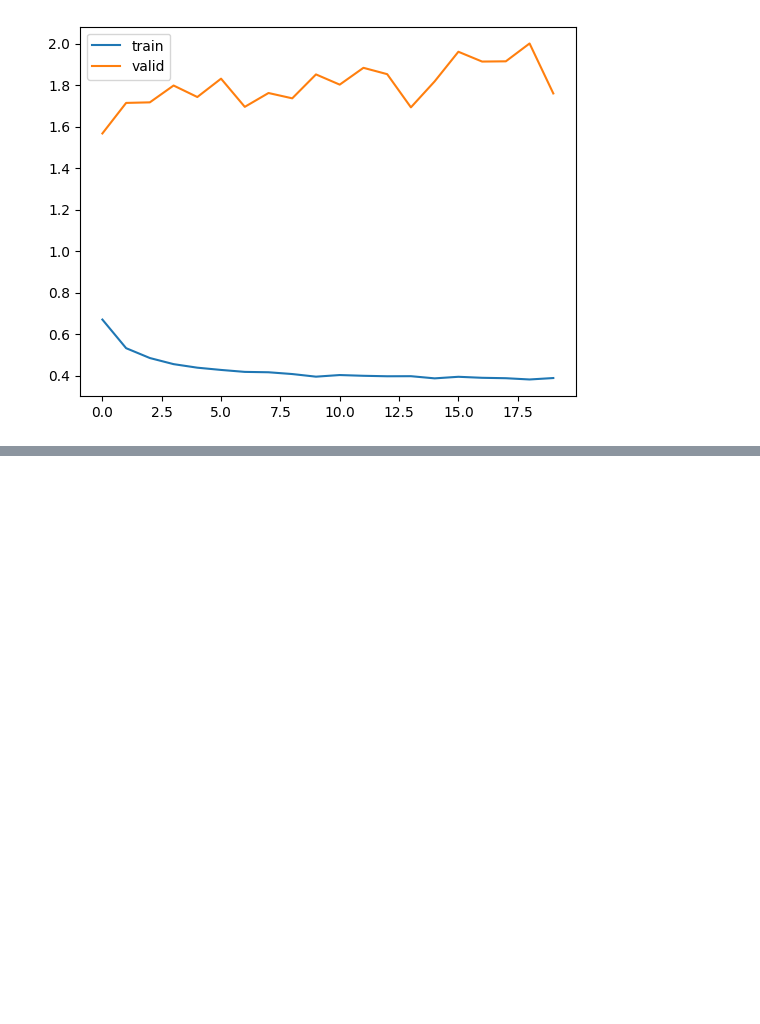
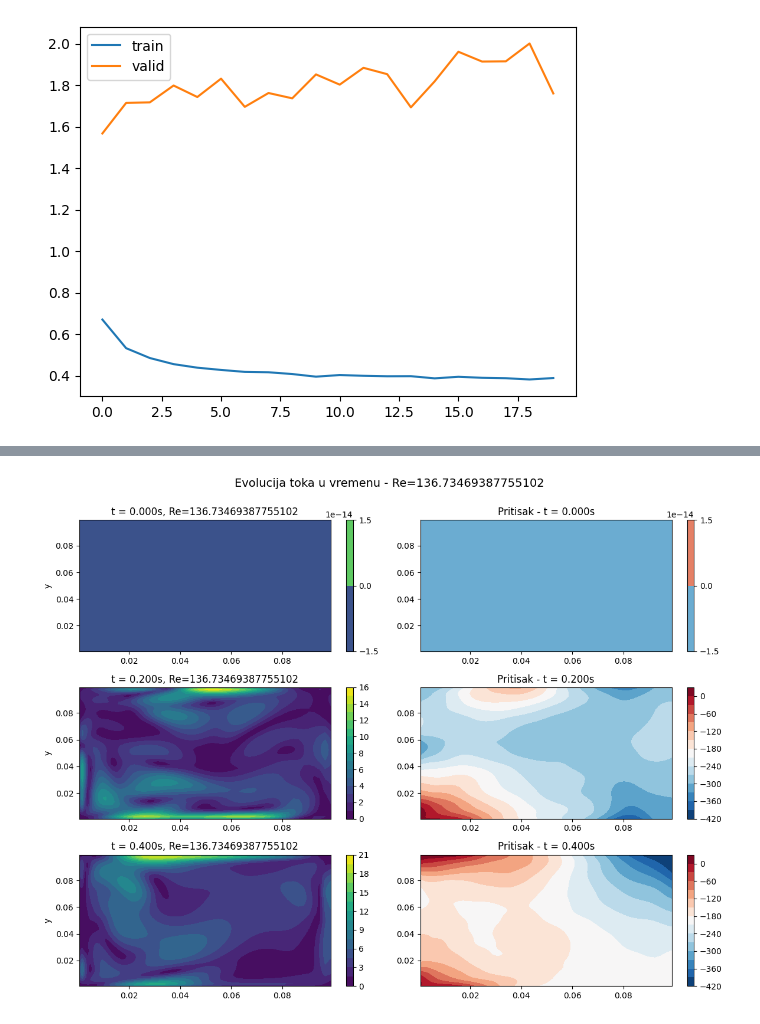
Before and after one commit to flalovic/PINN-for-Simulating-2D-Incompressible-Fluid-Dynamics, a Jupyter notebook: main.ipynb, the cells around one changed output, grey strips where cells are left out. Drawn from its saved outputs; the diff is of its cells as text; code cells hidden in the pictures; blank space fills up the shorter version.

```diff
--- a/main.ipynb
+++ b/main.ipynb
@@ -259,0 +360,51 @@ plt.legend()
+# %%
+# Vizuelizacija evolucije kroz vrijeme za fiksni Reynolds broj
+def plot_evolution_in_time(df, re_value, num_plots):
+    """Prikaži kako se brzina i pritisak mijenjaju tijekom vremena"""
+    data_re = df[df['re'] == re_value]
+    time_steps = sorted(data_re['time'].unique())
+
+    # Odaberi ravnomjerno raspoređene vremenske korake
+    step_size = max(1, len(time_steps) // num_plots)
+    selected_times = time_steps[::step_size][:num_plots]
+
+    fig, axes = plt.subplots(num_plots, 2, figsize=(12, 3*num_plots))
+    if num_plots == 1:
+        axes = [axes]
+
+    for idx, t in enumerate(selected_times):
+        data = data_re[data_re['time'] == t]
+
+        x_unique = sorted(data['x'].unique())
+        y_unique = sorted(data['y'].unique())
+        nx, ny = len(x_unique), len(y_unique)
+
+        X = data['x'].values.reshape(ny, nx)
+        Y = data['y'].values.reshape(ny, nx)
+        U_x = data['U_x'].values.reshape(ny, nx)
+        U_y = data['U_y'].values.reshape(ny, nx)
+        P = data['p'].values.reshape(ny, nx)
+
+        # Brzina
+        speed = np.sqrt(U_x**2 + U_y**2)
+        cf = axes[idx][0].contourf(X, Y, speed, levels=15, cmap='viridis')
+        axes[idx][0].set_title(f't = {t:.3f}s, Re={re_value}')
+        axes[idx][0].set_ylabel('y')
+        plt.colorbar(cf, ax=axes[idx][0])
+
+        # Pritisak
+        cf = axes[idx][1].contourf(X, Y, P, levels=15, cmap='RdBu_r')
+        axes[idx][1].set_title(f'Pritisak - t = {t:.3f}s')
+        plt.colorbar(cf, ax=axes[idx][1])
+
+    fig.suptitle(f'Evolucija toka u vremenu - Re={re_value}', fontsize=14, y=1.00)
+    plt.tight_layout()
+    plt.show()
+
+# Vizuelizuj evoluciju za najmanji Reynolds broj
+tmp = train_df_original['time'].unique()
+
+
+plot_evolution_in_time(train_df_original, re_values[0], num_plots=len(tmp))
+# %% [output]
+[figure, added]
```
Also changed, not shown: parts of 13 cells of this notebook, 1 other file.
